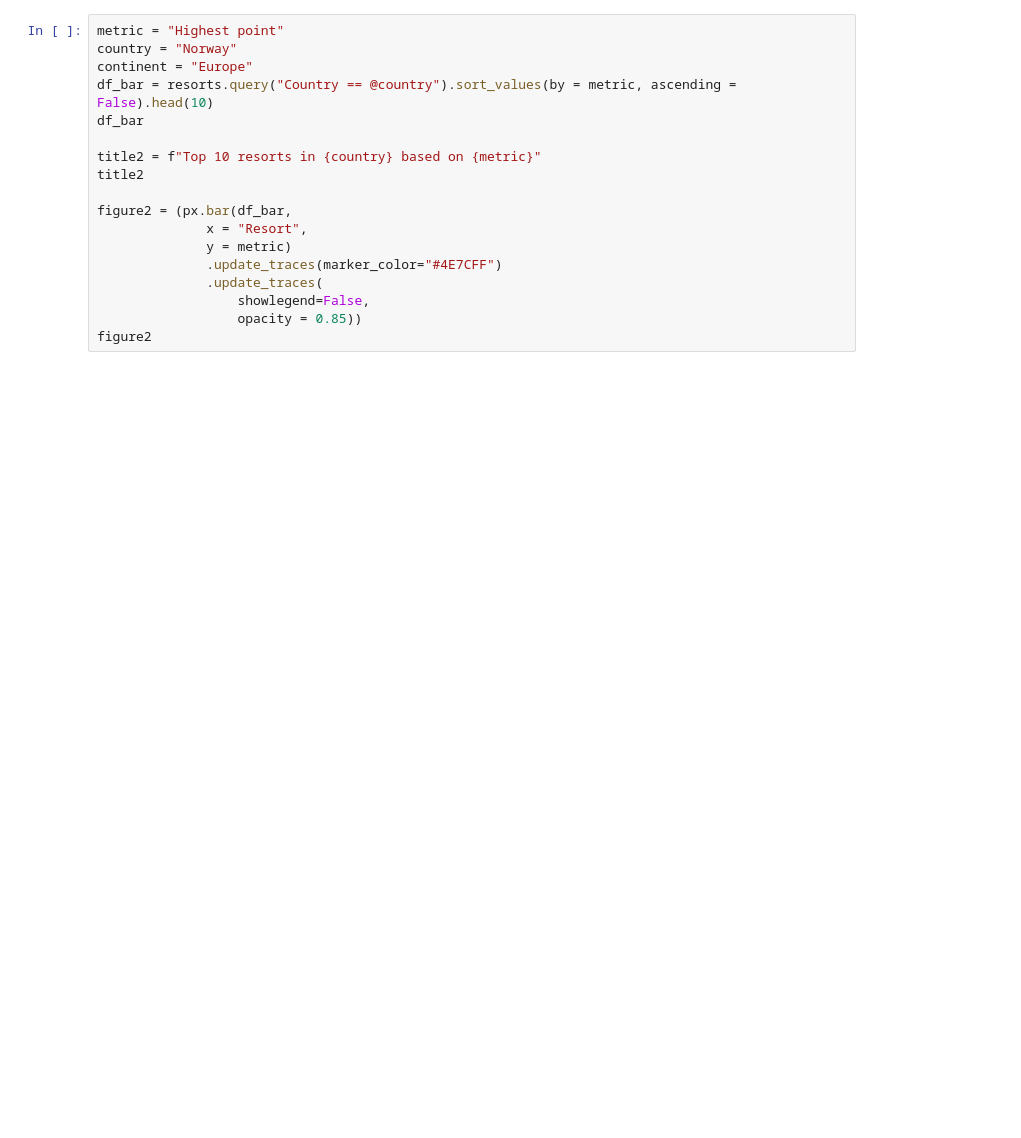
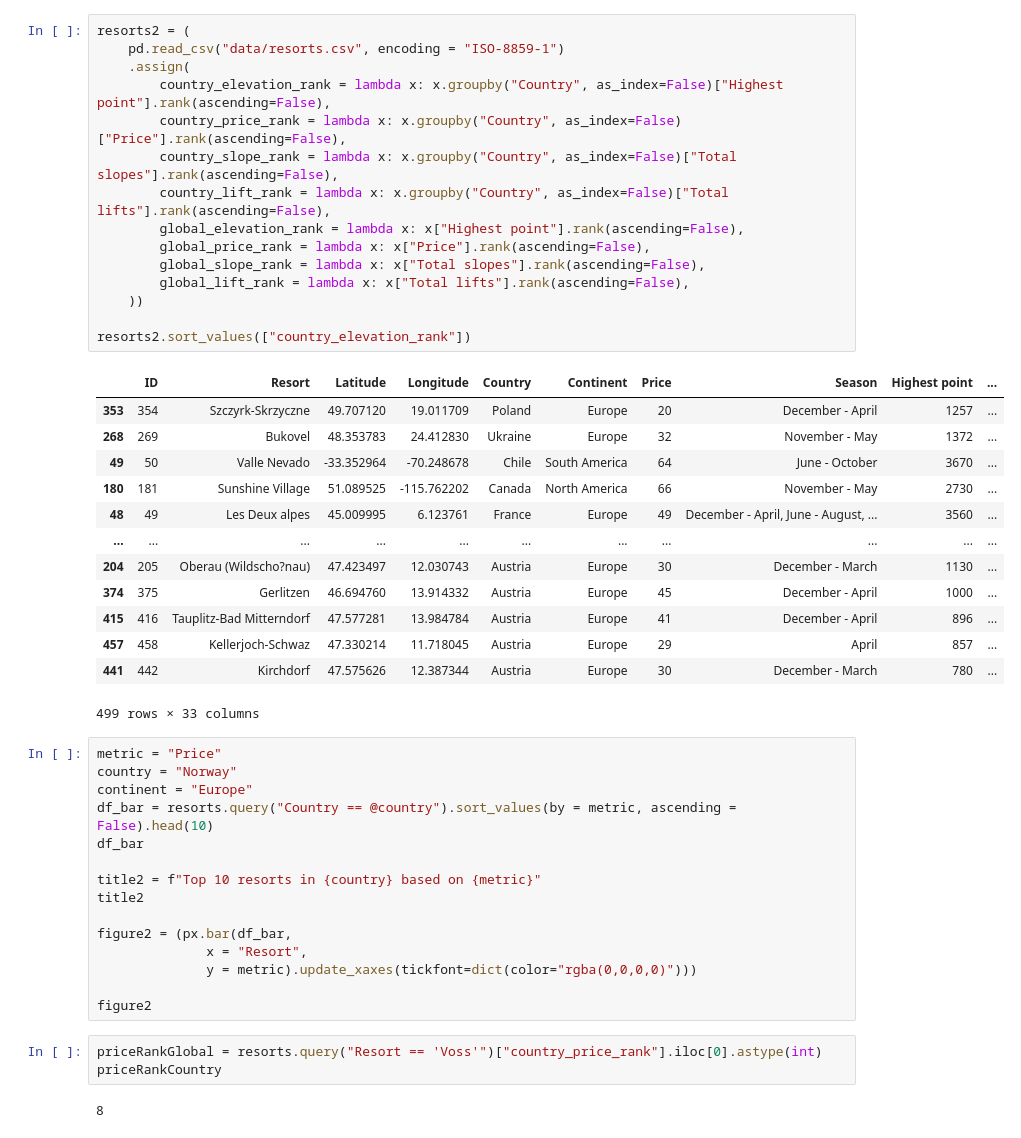
Before and after one commit to kieswetter-hub/Ski-resort-dashboard, a Jupyter notebook: ski-dashboard.ipynb, the cells around one changed output. Saved outputs shown, nothing was run; the diff lists cells and outputs as text; blank space fills up the shorter version.

```diff
--- a/ski-dashboard.ipynb
+++ b/ski-dashboard.ipynb
@@ -243,5 +300,34 @@ Dash app running on http://127.0.0.1:8051/
+# %%
+resorts2 = (
+    pd.read_csv("data/resorts.csv", encoding = "ISO-8859-1")
+    .assign(
+        country_elevation_rank = lambda x: x.groupby("Country", as_index=False)["Highest point"].rank(ascending=False),
+        country_price_rank = lambda x: x.groupby("Country", as_index=False)["Price"].rank(ascending=False),
+        country_slope_rank = lambda x: x.groupby("Country", as_index=False)["Total slopes"].rank(ascending=False),
+        country_lift_rank = lambda x: x.groupby("Country", as_index=False)["Total lifts"].rank(ascending=False),
+        global_elevation_rank = lambda x: x["Highest point"].rank(ascending=False),
+        global_price_rank = lambda x: x["Price"].rank(ascending=False),
+        global_slope_rank = lambda x: x["Total slopes"].rank(ascending=False),
+        global_lift_rank = lambda x: x["Total lifts"].rank(ascending=False),
+    ))
+
+resorts2.sort_values(["country_elevation_rank"])
+# %% [output]
+|  | ID | Resort | Latitude | Longitude | Country | Continent | Price | Season | Highest point | ... |
+| 353 | 354 | Szczyrk-Skrzyczne | 49.707120 | 19.011709 | Poland | Europe | 20 | December - April | 1257 | ... |
+| 268 | 269 | Bukovel | 48.353783 | 24.412830 | Ukraine | Europe | 32 | November - May | 1372 | ... |
+| 49 | 50 | Valle Nevado | -33.352964 | -70.248678 | Chile | South America | 64 | June - October | 3670 | ... |
+| 180 | 181 | Sunshine Village | 51.089525 | -115.762202 | Canada | North America | 66 | November - May | 2730 | ... |
+| 48 | 49 | Les Deux alpes | 45.009995 | 6.123761 | France | Europe | 49 | December - April, June - August, ... | 3560 | ... |
+| ... | ... | ... | ... | ... | ... | ... | ... | ... | ... | ... |
+| 204 | 205 | Oberau (Wildscho?nau) | 47.423497 | 12.030743 | Austria | Europe | 30 | December - March | 1130 | ... |
+| 374 | 375 | Gerlitzen | 46.694760 | 13.914332 | Austria | Europe | 45 | December - April | 1000 | ... |
+| 415 | 416 | Tauplitz-Bad Mitterndorf | 47.577281 | 13.984784 | Austria | Europe | 41 | December - April | 896 | ... |
+| 457 | 458 | Kellerjoch-Schwaz | 47.330214 | 11.718045 | Austria | Europe | 29 | April | 857 | ... |
+| 441 | 442 | Kirchdorf | 47.575626 | 12.387344 | Austria | Europe | 30 | December - March | 780 | ... |
+499 rows × 33 columns
 # %%
-metric = "Highest point"
+metric = "Price"
 country = "Norway"
 continent = "Europe"
 df_bar = resorts.query("Country == @country").sort_values(by = metric, ascending = False).head(10)
@@ -252,9 +338,11 @@ title2
 
 figure2 = (px.bar(df_bar,
               x = "Resort",
-              y = metric)
-              .update_traces(marker_color="#4E7CFF")
-              .update_traces(
-                  showlegend=False,
-                  opacity = 0.85))
+              y = metric).update_xaxes(tickfont=dict(color="rgba(0,0,0,0)")))
+
 figure2
+# %%
+priceRankGlobal = resorts.query("Resort == 'Voss'")["country_price_rank"].iloc[0].astype(int)
+priceRankCountry
+# %% [output]
+8
```
Also changed, not shown: parts of 2 cells of this notebook, 1 other file.
